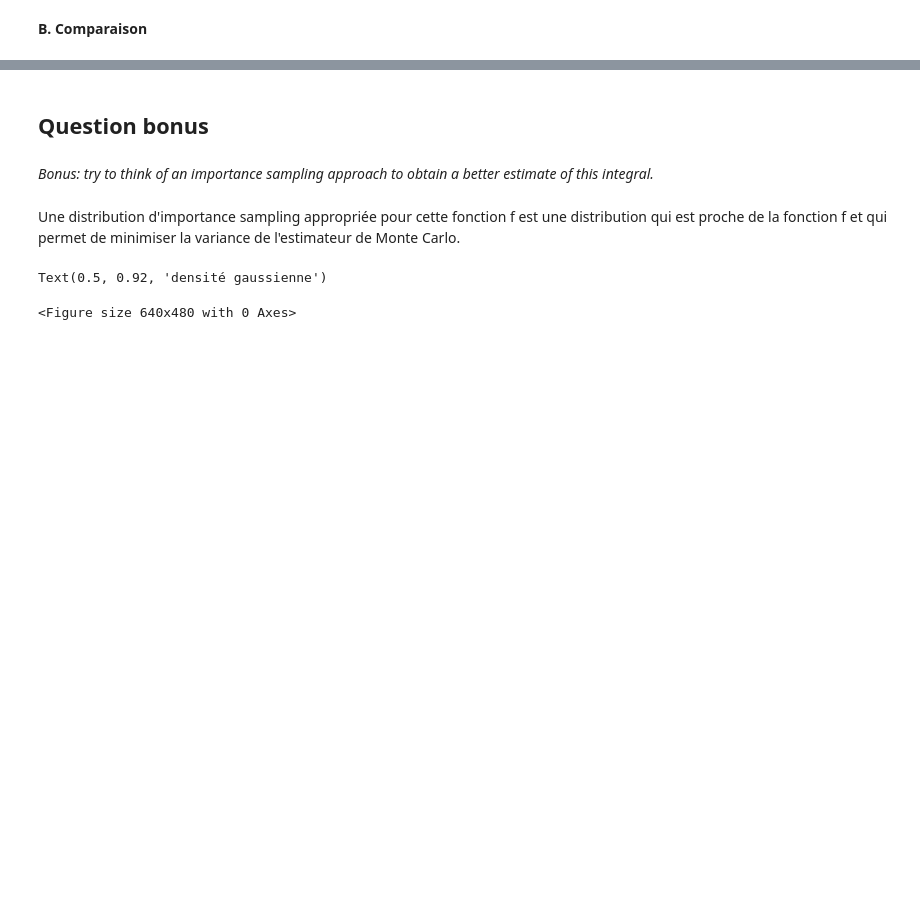
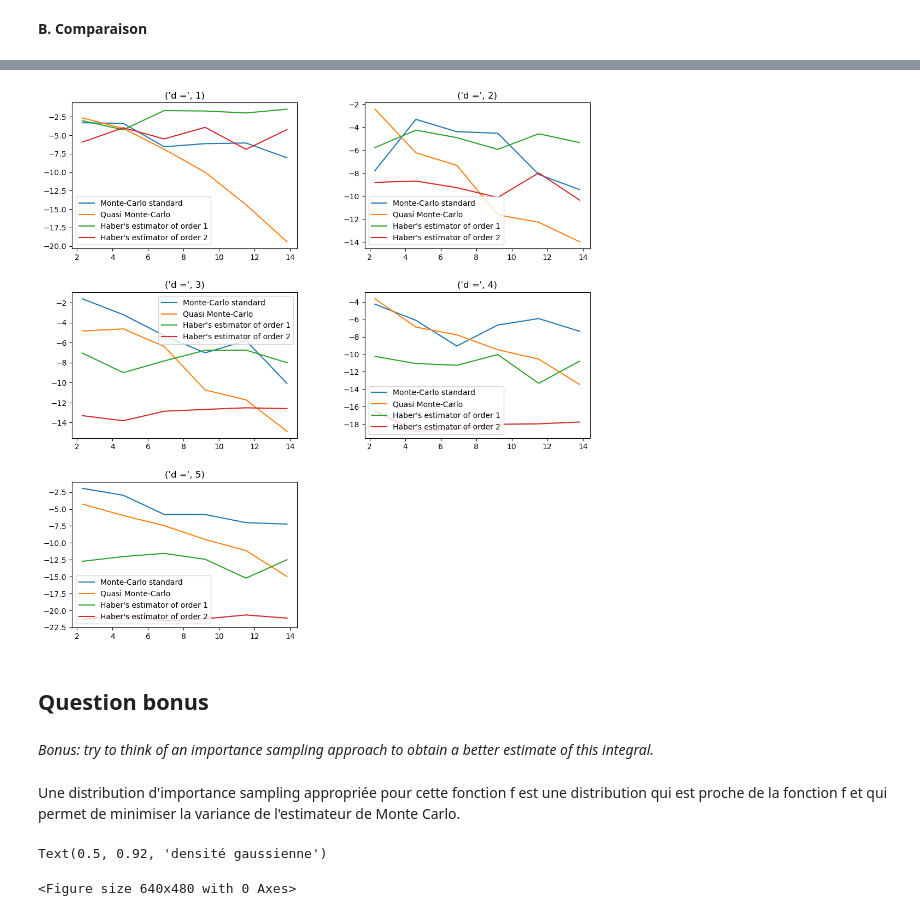
Before and after one commit to mchabrol/Monte-carlo, a Jupyter notebook: ProjetStrat.ipynb, the cells around one changed output, grey strips where cells are left out. Saved outputs shown, nothing was run; the diff lists cells and outputs as text; code cells hidden in the pictures; blank space fills up the shorter version.

```diff
--- a/ProjetStrat.ipynb
+++ b/ProjetStrat.ipynb
@@ -241,3 +325,41 @@ Haber's estimator of order 2: 0.9999974328261939
+# %%
+#Comparaison de la précision des estimateurs d'Haber d'ordre 1 et 2 avec les méthodes de Monte Carlo et de Quasi Monte Carlo
+
+NN = np.array([10, 100, 1000, 10000, 100000, 1000000]) #différentes tailles d'échantillon
+DD = np.arange(1,6) #différentes dimensions d
+
+l = 1
+for d in DD:
+    precisionMCstandard = []
+    precisionQMC = []
+    precisionHaber1 = []
+    precisionHaber2 = []
+    for n in NN :
+        y_predict = MonteCarlo(f, N = n, d = d) #appel de la fonction Monte Carlo standard
+        precisionMCstandard.append(np.abs((1-y_predict))) #calcul de l'écart |y_pred-y*| avec y* = 1 pour Monte Carlo standard
+
+        y_predict = QuasiMonteCarlo(f, N = n, d = d) #appel de la fonction Quasi Monte Carlo
+        precisionQMC.append(np.abs(1-y_predict)) #calcul de l'écart |y_pred-y*| avec y* = 1 pour Quasi Monte Carlo
+
+        y_predict = habers_estimation(f, k = n, d = d, n_cells = 5, order = 1) #appel de l'estimateur d'Haber d'ordre 1
+        precisionHaber1.append(np.abs(1-y_predict)) #calcul de l'écart |y_pred-y*| avec y* = 1 pour l'estimateur d'Haber d'ordre 1
+
+        y_predict = habers_estimation(f, k = n, d = d, n_cells = 5, order = 2) #appel de l'estimateur d'Haber d'ordre 2
+        precisionHaber2.append(np.abs(1-y_predict)) #calcul de l'écart |y_pred-y*| avec y* = 1 pour l'estimateur d'Haber d'ordre 1
+
+    #visualisation pour chaque d allant de 1 à 5
+    plt.subplot(3,2,l)
+    plt.plot(np.log(NN),np.log(precisionMCstandard))
+    plt.plot(np.log(NN),np.log(precisionQMC))
+    plt.plot(np.log(NN),np.log(precisionHaber1))
+    plt.plot(np.log(NN),np.log(precisionHaber2))
+    plt.legend(['Monte-Carlo standard', 'Quasi Monte-Carlo',"Haber's estimator of order 1", "Haber's estimator of order 2"])
+    plt.title(('d =', d))
+    l+=1
+
+plt.gcf().subplots_adjust(left = 0.02, bottom = 0.2, right = 1.5, top = 2.2, wspace = 0.3, hspace = 0.3)
+# %% [output]
+[figure, added]
 # %% [markdown]
 ## Question bonus
 # %% [markdown]
```
Also changed, not shown: parts of 13 cells of this notebook.
